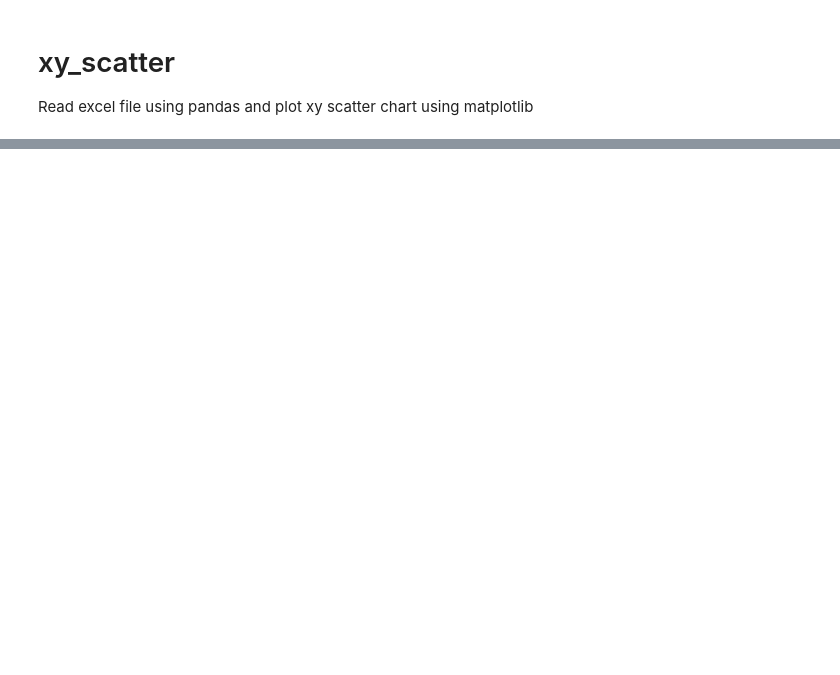
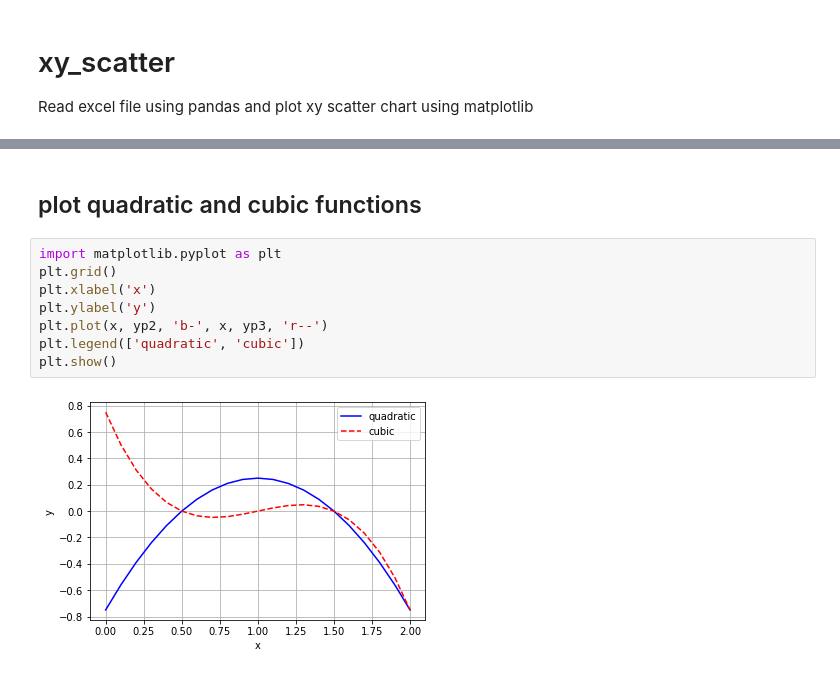
Before and after one commit to dudung/py-jupyter-nb, a Jupyter notebook: src/pandas/excel/chart/xy_scatter.ipynb, the cells around one changed output, grey strips where cells are left out. Cells and saved outputs as stored; diff of their text form; blank space fills up the shorter version.

```diff
--- a/src/pandas/excel/chart/xy_scatter.ipynb
+++ b/src/pandas/excel/chart/xy_scatter.ipynb
@@ -46,0 +80,12 @@ print(yy)
+# %% [markdown]
+## plot quadratic and cubic functions
+# %%
+import matplotlib.pyplot as plt
+plt.grid()
+plt.xlabel('x')
+plt.ylabel('y')
+plt.plot(x, yp2, 'b-', x, yp3, 'r--')
+plt.legend(['quadratic', 'cubic'])
+plt.show()
+# %% [output]
+[figure, added]
```
Also changed, not shown: parts of 15 cells of this notebook.
